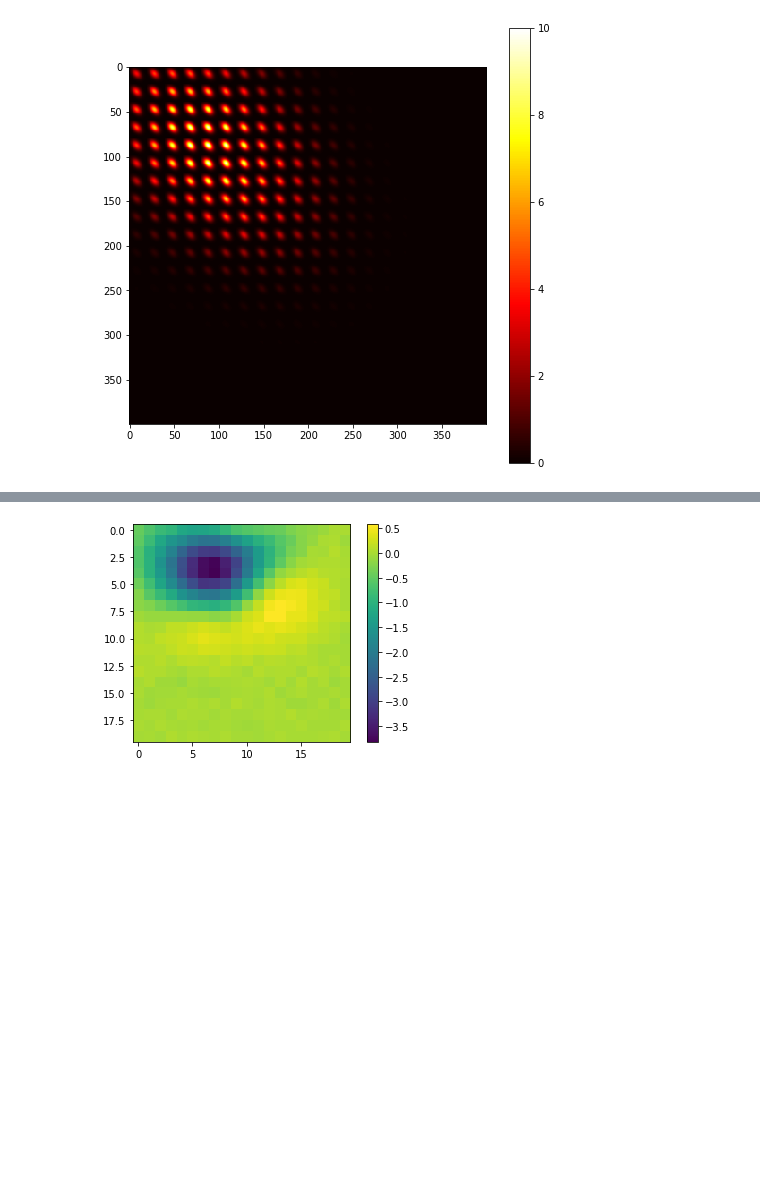
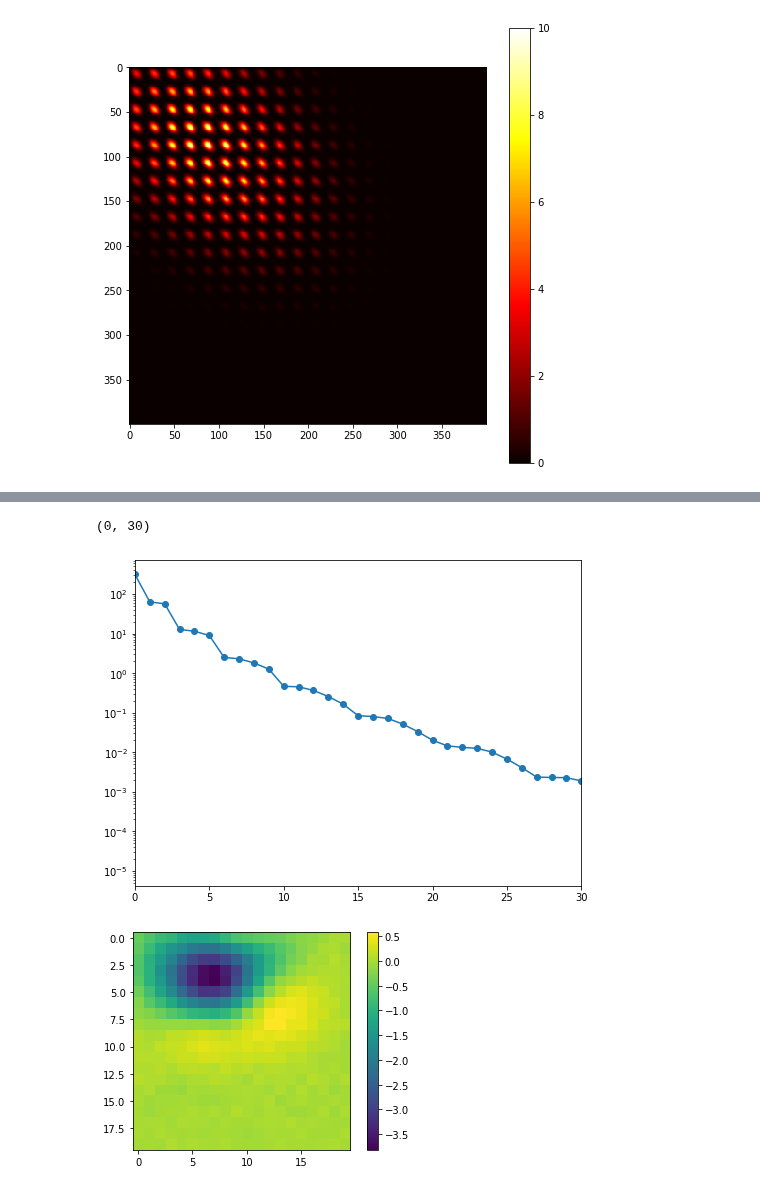
Before and after one commit to BruntonUWBio/structured-random-features, a Jupyter notebook: 2D_gabor_filters.ipynb, the cells around one changed output, grey strips where cells are left out. Drawn from its saved outputs; the diff is of its cells as text; code cells hidden in the pictures; blank space fills up the shorter version.

```diff
--- a/2D_gabor_filters.ipynb
+++ b/2D_gabor_filters.ipynb
@@ -106,3 +106,12 @@ plt.plot(w[:, 3])
+# %%
+K_eig, K_ev = np.linalg.eigh(K)
+# %%
+fig = plt.figure(figsize=(8, 6))
+plt.semilogy(np.flip(K_eig), '-o')
+plt.xlim([0, 30])
+# %% [output]
+(0, 30)
+[figure, added]
 # %%
 # reshape and plot as images
 for i in range(w.shape[1]):
```
Also changed, not shown: parts of 5 cells of this notebook, 3 other files.
